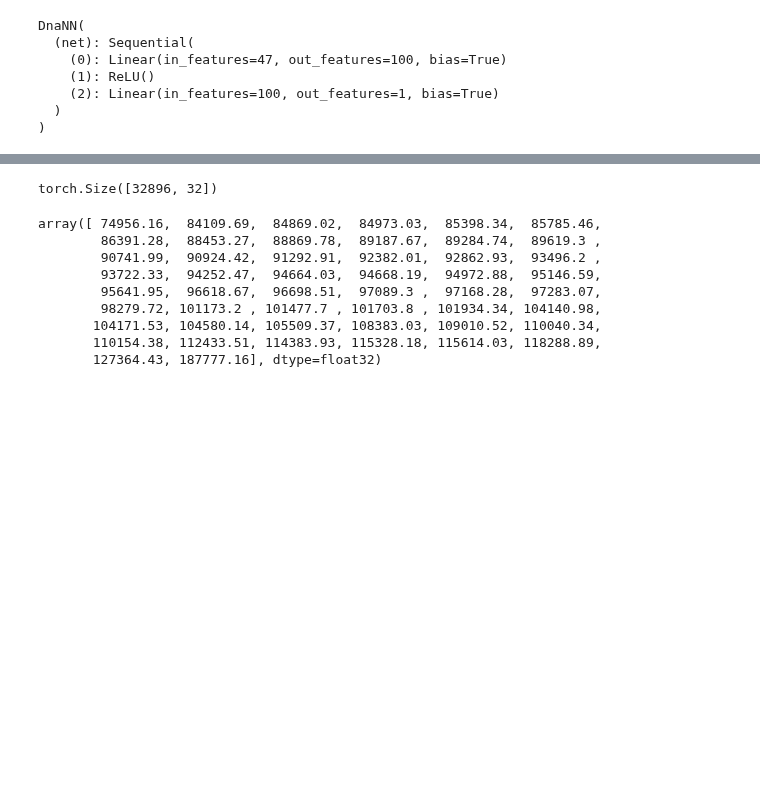
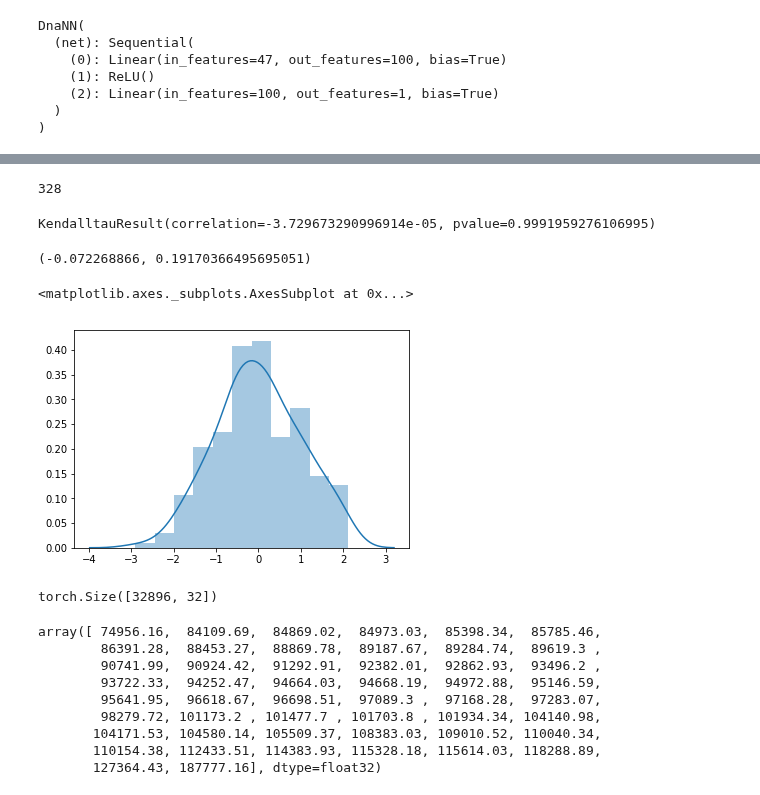
Before and after one commit to tmfs10/bb-opt, a Jupyter notebook: notebooks_sid/dna_bopt.ipynb, the cells around one changed output, grey strips where cells are left out. Cells and saved outputs as stored; diff of their text form; code cells hidden in the pictures; blank space fills up the shorter version.

```diff
--- a/notebooks_sid/dna_bopt.ipynb
+++ b/notebooks_sid/dna_bopt.ipynb
@@ -270,3 +317,20 @@ preds = preds.transpose(0, 1)
+# %%
+len(top_one_percent_idx)
+# %% [output]
+328
+# %%
+kendalltau(preds.mean(dim=0).cpu().numpy()[top_one_percent_idx], labels[top_one_percent_idx])
+# %% [output]
+KendalltauResult(correlation=-3.729673290996914e-05, pvalue=0.9991959276106995)
+# %%
+pearsonr(mse[top_one_percent_idx], std[top_one_percent_idx])
+# %% [output]
+(-0.072268866, 0.19170366495695051)
+# %%
+sns.distplot(train_labels)
+# %% [output]
+<matplotlib.axes._subplots.AxesSubplot at 0x...>
+[figure, added]
 # %%
 import bayesian_opt as bopt
 import dna_bopt as dbopt
```
Also changed, not shown: parts of 17 cells of this notebook, 16 other files.
